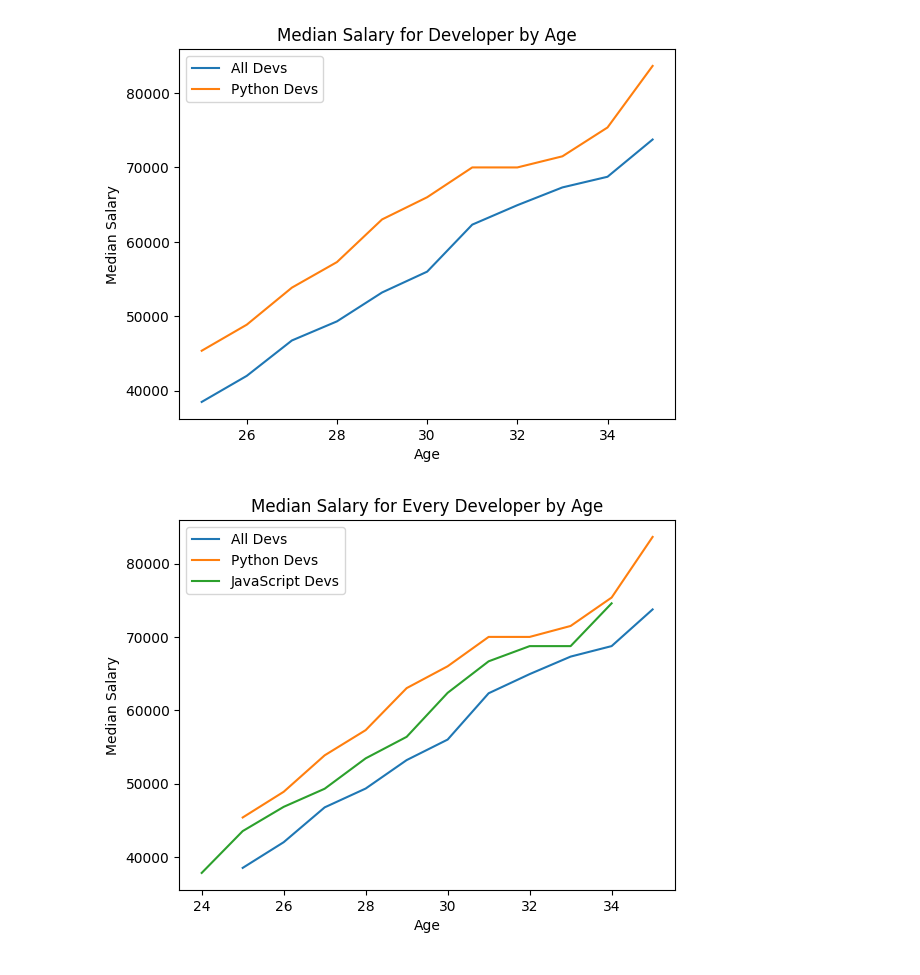
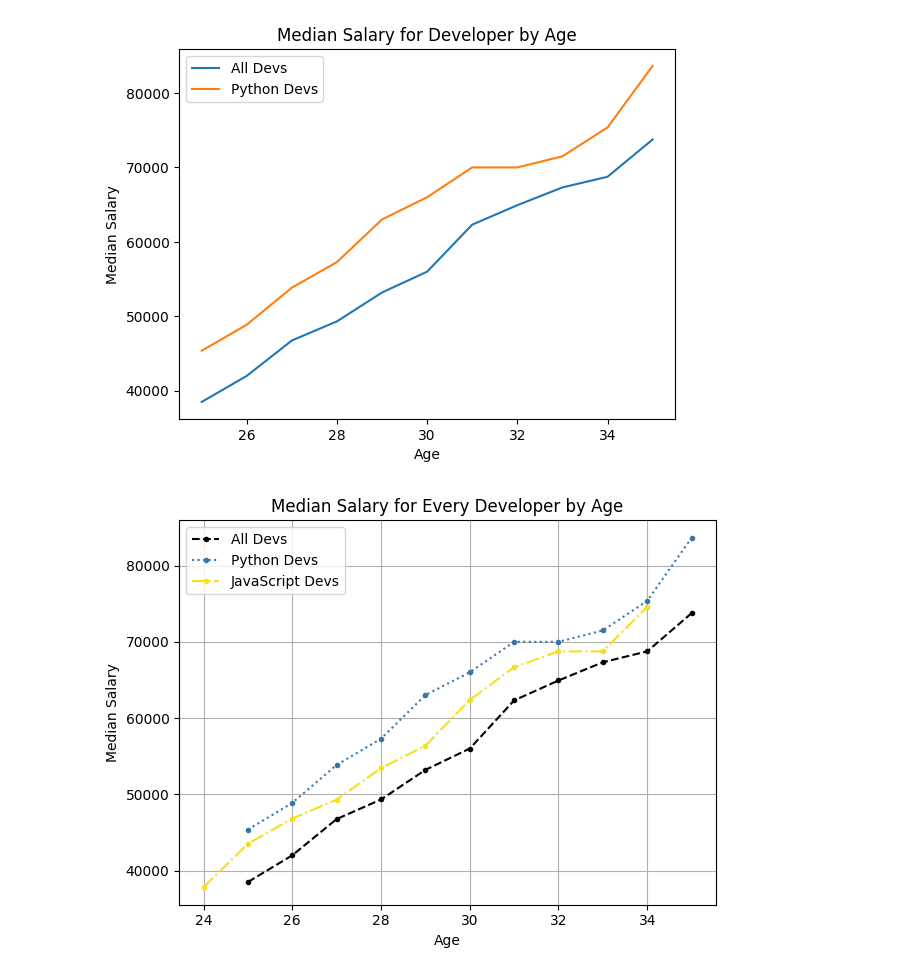
Before and after one commit to pranavdhawale/data-science, a Jupyter notebook: corey-schafer/median-salary.ipynb, the cells around one changed output. Saved outputs shown, nothing was run; the diff lists cells and outputs as text; code cells hidden in the pictures.

Commit message:
learn formatting style, grid-view, solve padding issue in different screen resolution

```diff
--- a/corey-schafer/median-salary.ipynb
+++ b/corey-schafer/median-salary.ipynb
@@ -59,26 +64,31 @@ plt.show()
 # %% [output]
 [figure]
 # %%
-# Median JavaScript Developer Salaries by Age
-from cProfile import label
+# formatting can be done in two methods
+# hard coding each and every element : color="r", linestyle="--", linewidth=int, marker="."
+# using single parameter : 'k--'
+# for marker, we need to make different parameter
+# we can use hex color for color formatting
 
-
-js_dev_age = [24, 25, 26, 27, 28, 29, 30, 31, 32, 33, 34]
-js_dev_salary = [37810, 43515, 46823, 49293, 53437,
-            56373, 62375, 66674, 68745, 68746, 74583]
-
-plt.plot(dev_age, dev_salary, label="All Devs")
-plt.plot(py_dev_age, py_dev_salary, label="Python Devs")
-plt.plot(js_dev_age, js_dev_salary, label="JavaScript Devs")
+plt.plot(dev_age, dev_salary, color="#000000", linestyle="--", marker=".", label="All Devs")
+# plt.plot(dev_age, dev_salary, 'k.--', label="All Devs")
+plt.plot(py_dev_age, py_dev_salary, color="#3776AB", linestyle=":", marker='.', label="Python Devs")
+plt.plot(js_dev_age, js_dev_salary, color="#F7DF1E", linestyle="-.", marker=".", label="JavaScript Devs")
 
 plt.title("Median Salary for Every Developer by Age")
 
 plt.xlabel("Age")
 plt.ylabel("Median Salary")
 
 # Dont need to pass any parameter as we already label every plot inidividually
 plt.legend()
 
+# show grid pattern in background for clear spotting
+plt.grid(True)
+
+# solves any padding issues occuring in other screen resolutions
+plt.tight_layout()
+
 plt.show()
 # %% [output]
-[figure, old version]
+[figure, new version]
```
Also changed, not shown: parts of 3 cells of this notebook.
